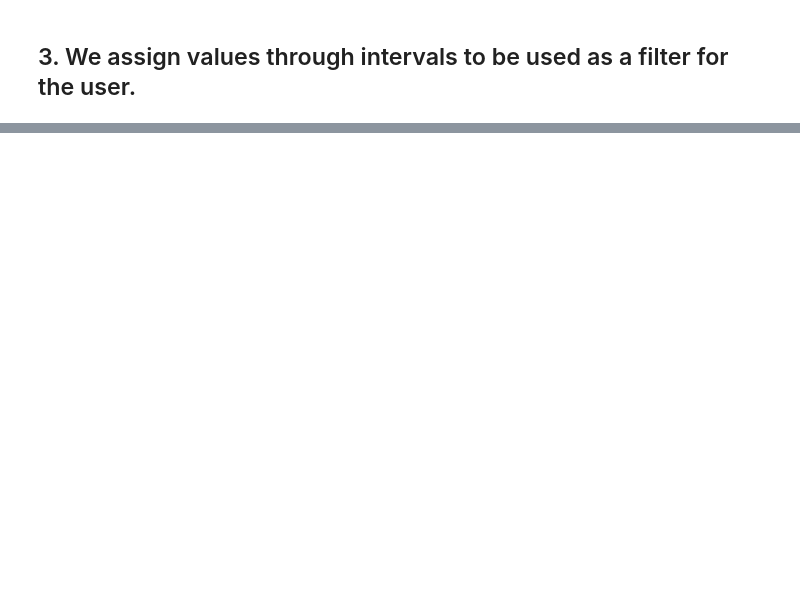
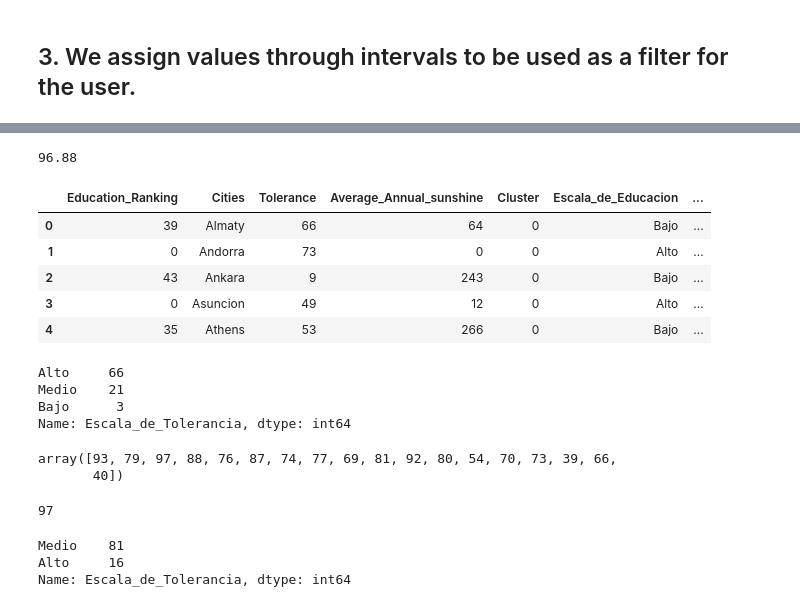
Before and after one commit to daniela-arias/Choose-to-live-better, a Jupyter notebook: Notebooks/Streamlit.ipynb, the cells around one changed output, grey strips where cells are left out. Cells and saved outputs as stored; diff of their text form; code cells hidden in the pictures; blank space fills up the shorter version.

```diff
--- a/Notebooks/Streamlit.ipynb
+++ b/Notebooks/Streamlit.ipynb
@@ -31,0 +71,2 @@ subdata2.drop(['Unnamed: 0','Gun_related_deaths','VAT_Sales_Tax','GDP_per_capita
+# %%
+subdata0["Average_Annual_sunshine"] = subdata0["Average_Annual_sunshine"].astype(dtype=int)
@@ -33,0 +103,2 @@ subdata2.drop(['Unnamed: 0','Gun_related_deaths','VAT_Sales_Tax','GDP_per_capita
+# %%
+subdata0["Escala_de_Educacion"] = subdata0.Education_Ranking.apply(intervalos_edu0)
@@ -33,0 +173,9 @@ subdata2.drop(['Unnamed: 0','Gun_related_deaths','VAT_Sales_Tax','GDP_per_capita
+# %%
+def intervalos_tolerance(i):
+        if i < 75:
+            i = str("Alto")
+        elif i > 75 & i > 40:
+            i = str("Medio")
+        else:
+            i = str("Bajo")
+        return i
@@ -33,0 +192,31 @@ subdata2.drop(['Unnamed: 0','Gun_related_deaths','VAT_Sales_Tax','GDP_per_capita
+# %%
+subdata0.Tolerance.max()
+# %% [output]
+96.88
+# %%
+subdata0["Escala_de_Tolerancia"] = subdata0.Tolerance.apply(intervalos_tolerance)
+# %%
+subdata0.head()
+# %% [output]
+|  | Education_Ranking | Cities | Tolerance | Average_Annual_sunshine | Cluster | Escala_de_Educacion | ... |
+| 0 | 39 | Almaty | 66 | 64 | 0 | Bajo | ... |
+| 1 | 0 | Andorra | 73 | 0 | 0 | Alto | ... |
+| 2 | 43 | Ankara | 9 | 243 | 0 | Bajo | ... |
+| 3 | 0 | Asuncion | 49 | 12 | 0 | Alto | ... |
+| 4 | 35 | Athens | 53 | 266 | 0 | Bajo | ... |
+# %%
+subdata0.Escala_de_Tolerancia.value_counts()
+# %% [output]
+Alto     66
+Medio    21
+Bajo      3
+Name: Escala_de_Tolerancia, dtype: int64
+# %%
+subdata1.Tolerance.unique()
+# %% [output]
+array([93, 79, 97, 88, 76, 87, 74, 77, 69, 81, 92, 80, 54, 70, 73, 39, 66,
+       40])
+# %%
+subdata1.Tolerance.max()
+# %% [output]
+97
@@ -33,0 +225,6 @@ subdata2.drop(['Unnamed: 0','Gun_related_deaths','VAT_Sales_Tax','GDP_per_capita
+# %%
+subdata1.Escala_de_Tolerancia.value_counts()
+# %% [output]
+Medio    81
+Alto     16
+Name: Escala_de_Tolerancia, dtype: int64
```
Also changed, not shown: parts of 59 cells of this notebook, 16 other files.
